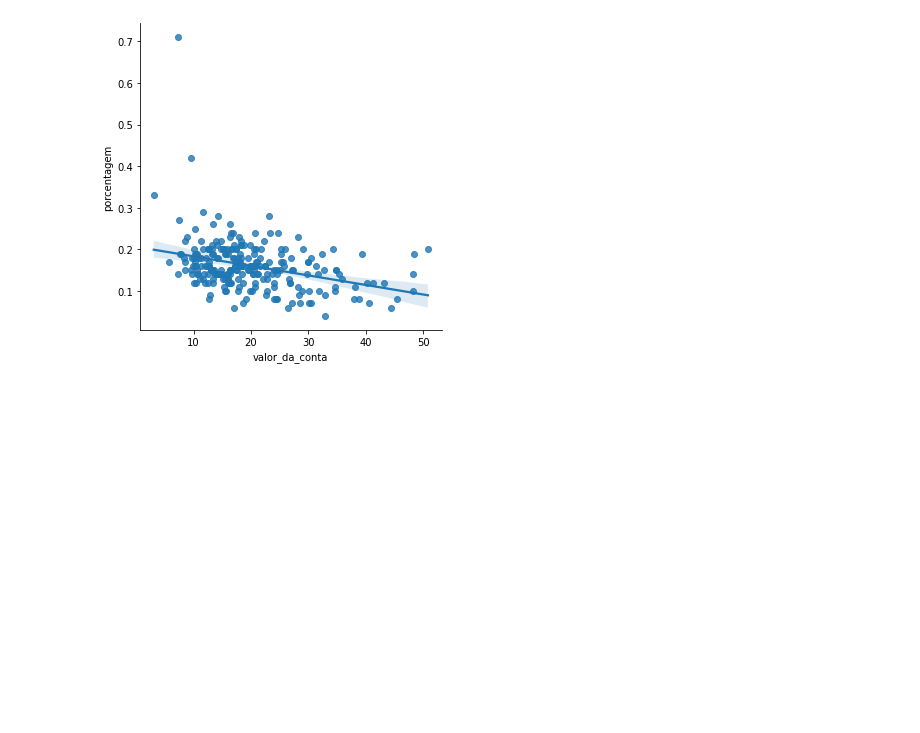
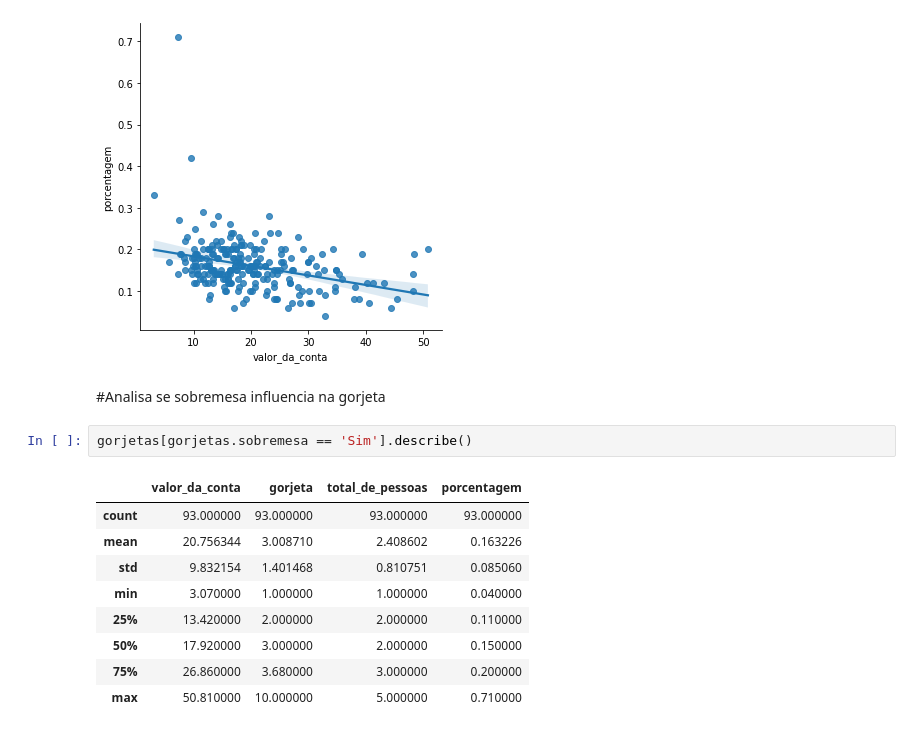
Before and after one commit to erikamarchi/data-visualization-explorando-com-seaborn, a Jupyter notebook: EDA_Gorjetas.ipynb, the cells around one changed output. Drawn from its saved outputs; the diff is of its cells as text; blank space fills up the shorter version.

Commit message:
Faz análise inicial de relação entre sobremesa e gorjeta

```diff
--- a/EDA_Gorjetas.ipynb
+++ b/EDA_Gorjetas.ipynb
@@ -143,3 +143,17 @@ sns.lmplot(x='valor_da_conta',
            data=gorjetas);
 # %% [output]
 [figure]
+# %% [markdown]
+#Analisa se sobremesa influencia na gorjeta
+# %%
+gorjetas[gorjetas.sobremesa == 'Sim'].describe()
+# %% [output]
+|  | valor_da_conta | gorjeta | total_de_pessoas | porcentagem |
+| count | 93.000000 | 93.000000 | 93.000000 | 93.000000 |
+| mean | 20.756344 | 3.008710 | 2.408602 | 0.163226 |
+| std | 9.832154 | 1.401468 | 0.810751 | 0.085060 |
+| min | 3.070000 | 1.000000 | 1.000000 | 0.040000 |
+| 25% | 13.420000 | 2.000000 | 2.000000 | 0.110000 |
+| 50% | 17.920000 | 3.000000 | 2.000000 | 0.150000 |
+| 75% | 26.860000 | 3.680000 | 3.000000 | 0.200000 |
+| max | 50.810000 | 10.000000 | 5.000000 | 0.710000 |
```
Also changed, not shown: parts of 1 cell of this notebook.
